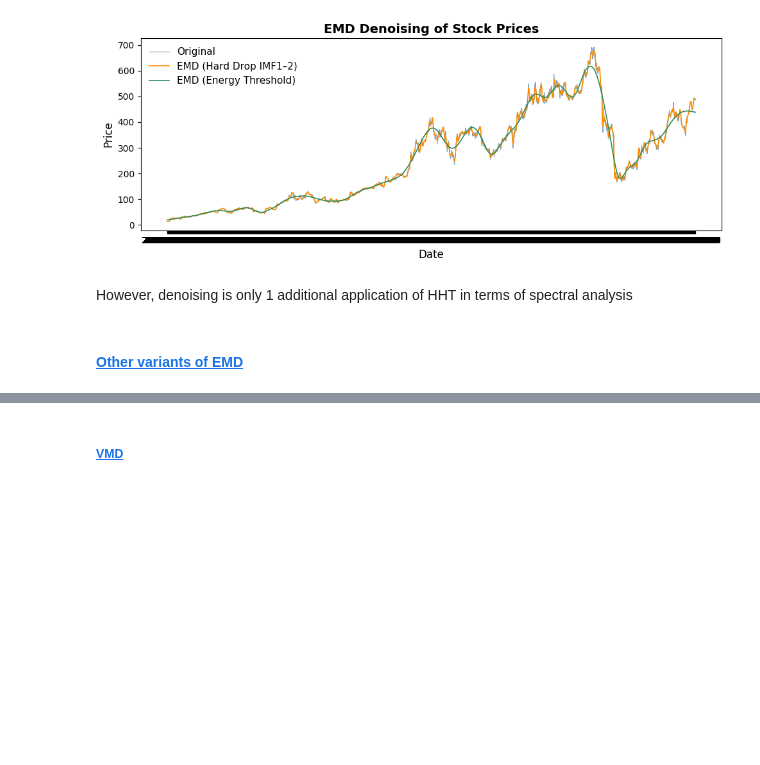
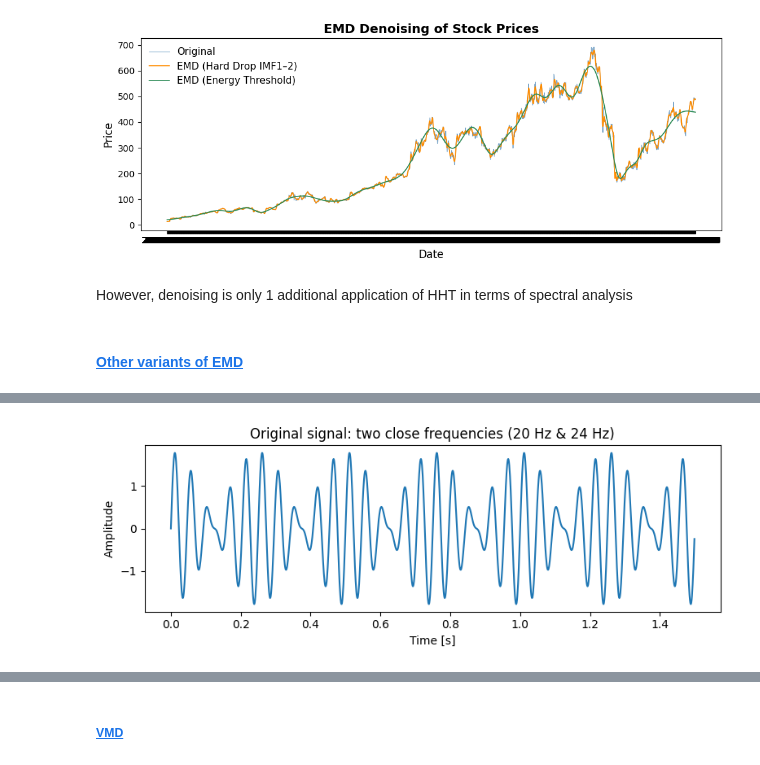
Before and after one commit to GinHikat/OmniTS_for_Stock, a Jupyter notebook: notebooks/preprocessing_benchmark.ipynb, the cells around one changed output, grey strips where cells are left out. Cells and saved outputs as stored; diff of their text form; code cells hidden in the pictures; blank space fills up the shorter version.

```diff
--- a/notebooks/preprocessing_benchmark.ipynb
+++ b/notebooks/preprocessing_benchmark.ipynb
@@ -1629,0 +1679,17 @@ df_NFLX = pd.read_csv('D:/Study/Education/Projects/OmniTS/data/temp.csv')
+# %%
+# Synthetic signal: two close frequencies -> classic mode mixing case
+fs = 1000
+T = 1.5
+t = np.linspace(0, T, int(fs*T), endpoint=False)
+
+f1 = 20    # lower frequency
+f2 = 24    # close higher frequency (close enough to cause mixing)
+x = np.sin(2*np.pi*f1*t) + 0.8*np.sin(2*np.pi*f2*t)  # mixture
+
+plt.figure(figsize=(8,3))
+plt.plot(t, x)
+plt.title("Original signal: two close frequencies (20 Hz & 24 Hz)")
+plt.xlabel("Time [s]"); plt.ylabel("Amplitude")
+plt.tight_layout(); plt.show()
+# %% [output]
+[figure, added]
```
Also changed, not shown: parts of 34 cells of this notebook, 2 other files.
